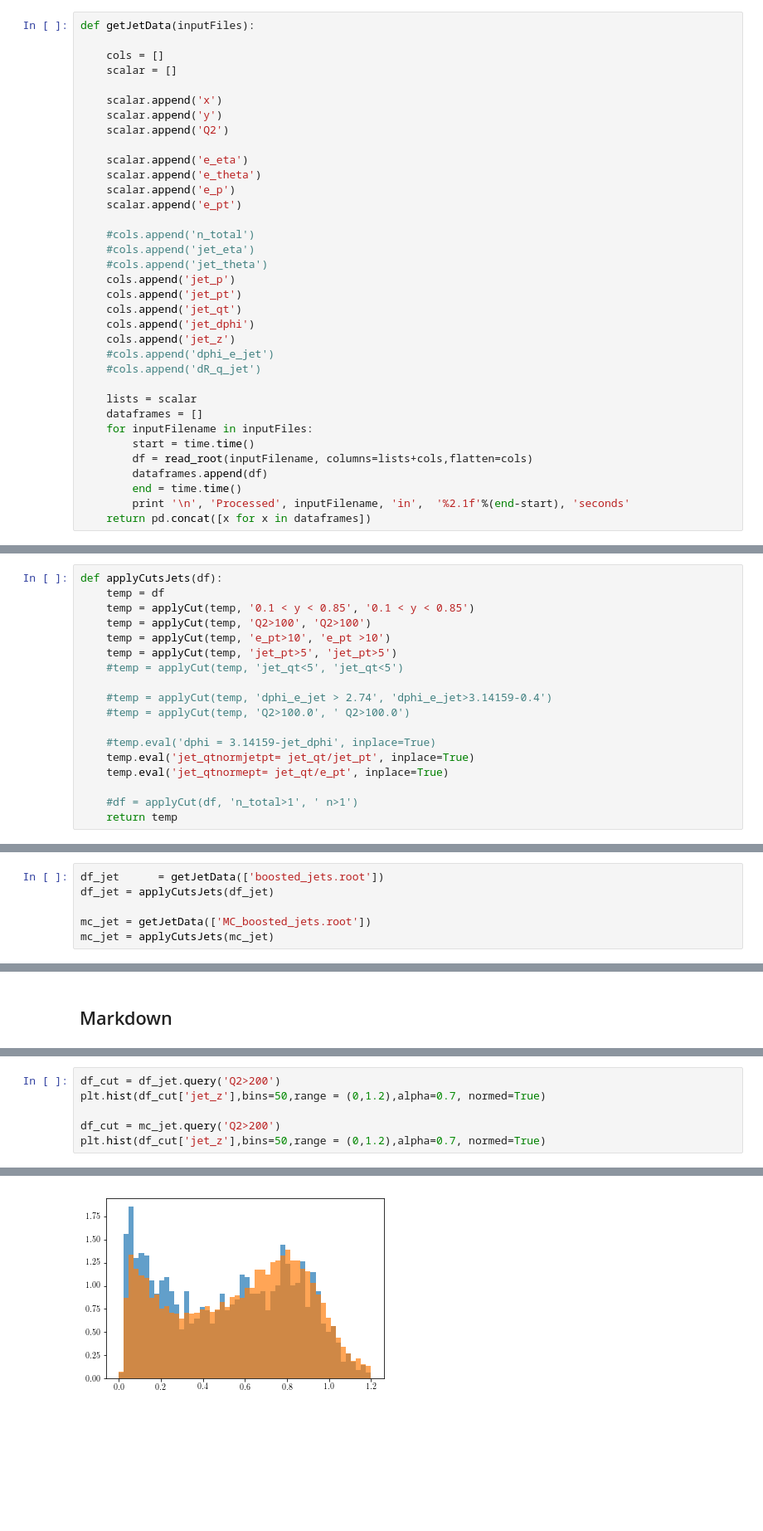
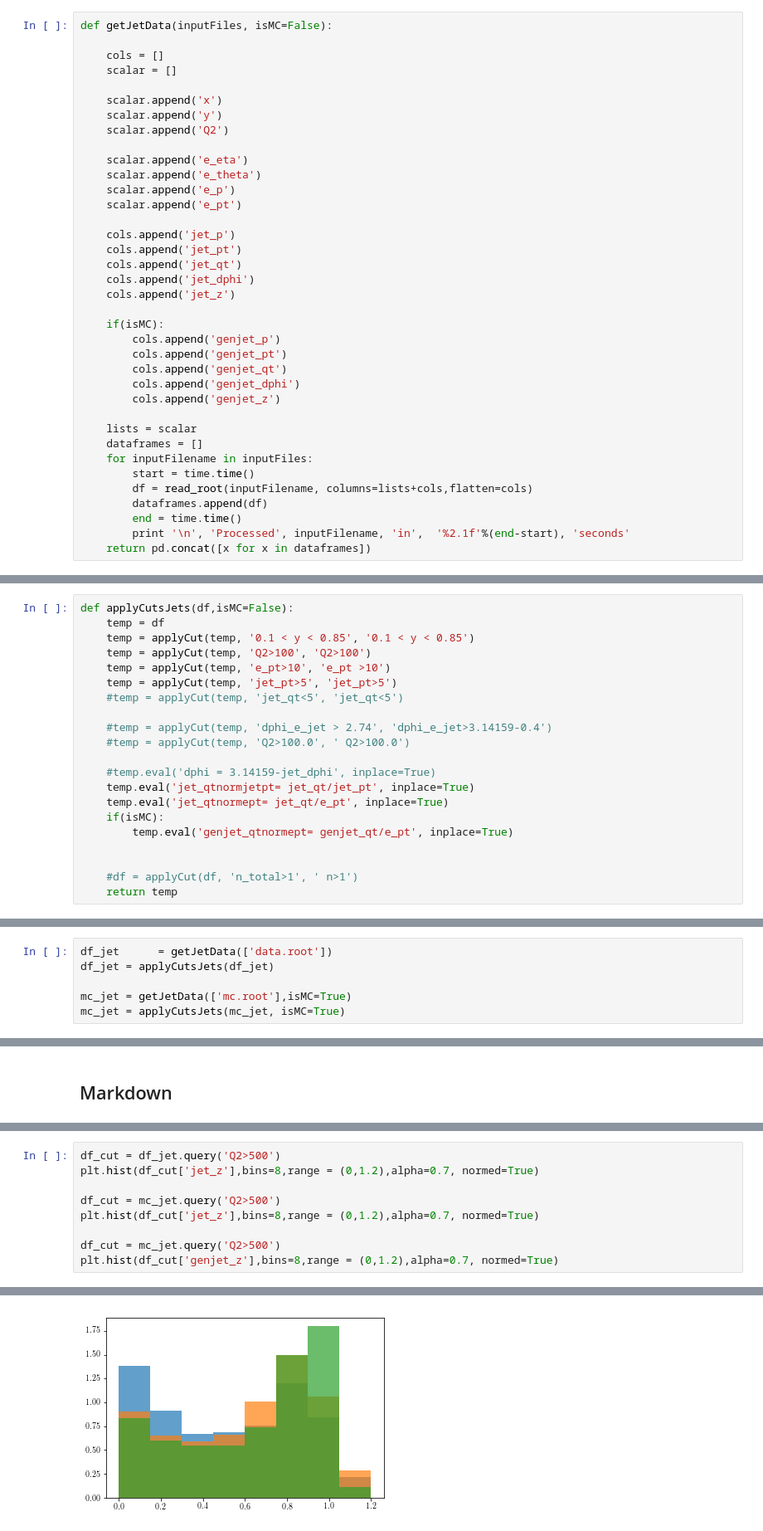
Before and after one commit to miguelignacio/disjets, a Jupyter notebook: disjets.ipynb, the cells around one changed output, grey strips where cells are left out. Shown at 83% size. Saved outputs shown, nothing was run; the diff lists cells and outputs as text; blank space fills up the shorter version.

```diff
--- a/disjets.ipynb
+++ b/disjets.ipynb
@@ -23,7 +23,7 @@ def applyCut(inputDataframe, cut, text=None):
         print text, cutDataframe.shape[0], ' fraction kept: %2.1f'%(100.0*float(cutDataframe.shape[0])/nbeforecut)
     return cutDataframe
 # %%
-def getJetData(inputFiles):
+def getJetData(inputFiles, isMC=False):
 
     cols = []
     scalar = []
@@ -37,16 +37,18 @@ def getJetData(inputFiles):
     scalar.append('e_p')
     scalar.append('e_pt')
 
-    #cols.append('n_total')
-    #cols.append('jet_eta')
-    #cols.append('jet_theta')
     cols.append('jet_p')
     cols.append('jet_pt')
     cols.append('jet_qt')
     cols.append('jet_dphi')
     cols.append('jet_z')
-    #cols.append('dphi_e_jet')
-    #cols.append('dR_q_jet')
+
+    if(isMC):
+        cols.append('genjet_p')
+        cols.append('genjet_pt')
+        cols.append('genjet_qt')
+        cols.append('genjet_dphi')
+        cols.append('genjet_z')
 
     lists = scalar
     dataframes = []
@@ -104,7 +106,7 @@ def applyCuts(df):
     temp.eval('logx= log(x)/2.3025850', inplace=True)
     return temp
 # %%
-def applyCutsJets(df):
+def applyCutsJets(df,isMC=False):
     temp = df
     temp = applyCut(temp, '0.1 < y < 0.85', '0.1 < y < 0.85')
     temp = applyCut(temp, 'Q2>100', 'Q2>100')
@@ -118,6 +120,9 @@ def applyCutsJets(df):
     #temp.eval('dphi = 3.14159-jet_dphi', inplace=True)
     temp.eval('jet_qtnormjetpt= jet_qt/jet_pt', inplace=True)
     temp.eval('jet_qtnormept= jet_qt/e_pt', inplace=True)
+    if(isMC):
+        temp.eval('genjet_qtnormept= genjet_qt/e_pt', inplace=True)
+
 
     #df = applyCut(df, 'n_total>1', ' n>1')
     return temp
@@ -156,9 +161,9 @@ plt.show()
 # %% [markdown]
 ## Get jet data and apply selection
 # %%
-df_jet      = getJetData(['boosted_jets.root'])
+df_jet      = getJetData(['data.root'])
 df_jet = applyCutsJets(df_jet)
 
-mc_jet = getJetData(['MC_boosted_jets.root'])
-mc_jet = applyCutsJets(mc_jet)
+mc_jet = getJetData(['mc.root'],isMC=True)
+mc_jet = applyCutsJets(mc_jet, isMC=True)
 # %% [output]
@@ -695,7 +722,10 @@ Name: Q2, dtype: float64
 # %%
-df_cut = df_jet.query('Q2>200')
-plt.hist(df_cut['jet_z'],bins=50,range = (0,1.2),alpha=0.7, normed=True)
+df_cut = df_jet.query('Q2>500')
+plt.hist(df_cut['jet_z'],bins=8,range = (0,1.2),alpha=0.7, normed=True)
 
-df_cut = mc_jet.query('Q2>200')
-plt.hist(df_cut['jet_z'],bins=50,range = (0,1.2),alpha=0.7, normed=True)
+df_cut = mc_jet.query('Q2>500')
+plt.hist(df_cut['jet_z'],bins=8,range = (0,1.2),alpha=0.7, normed=True)
+
+df_cut = mc_jet.query('Q2>500')
+plt.hist(df_cut['genjet_z'],bins=8,range = (0,1.2),alpha=0.7, normed=True)
 # %% [output]
@@ -719 +737 @@ plt.hist(df_cut['jet_z'],bins=50,range = (0,1.2),alpha=0.7, normed=True)
-[figure, old version]
+[figure, new version]
```
Also changed, not shown: parts of 16 cells of this notebook.
